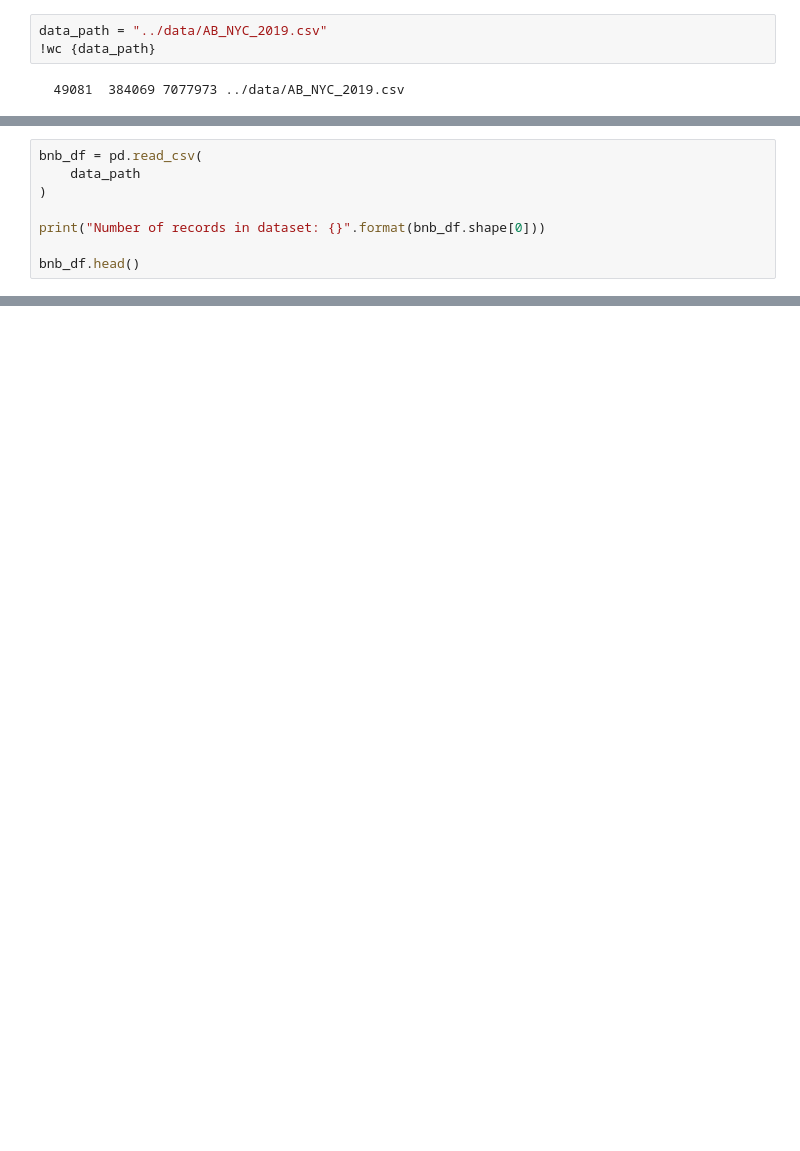
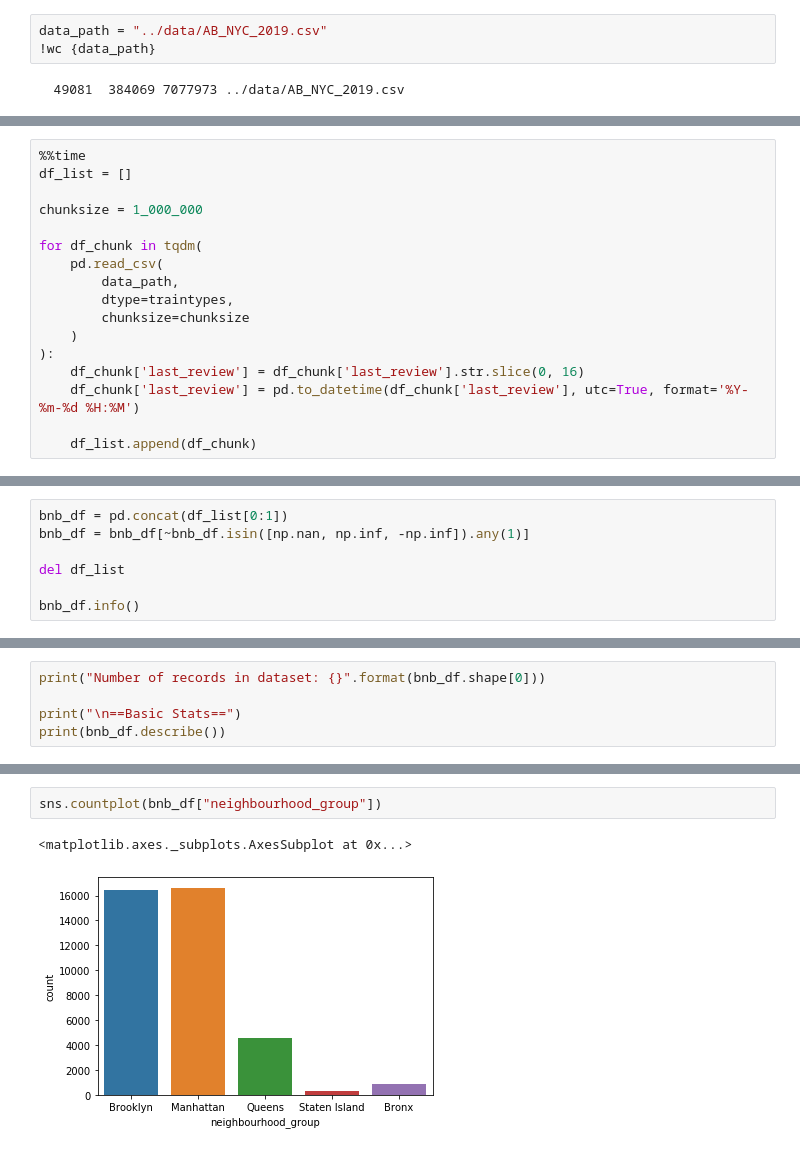
Before and after one commit to mickey-is-codin/airbnb, a Jupyter notebook: notebooks/eda.ipynb, the cells around one changed output, grey strips where cells are left out. Cells and saved outputs as stored; diff of their text form; blank space fills up the shorter version.

Commit message:
Working on basic EDA. Haven't decided on a model to create or anything yet

```diff
--- a/notebooks/eda.ipynb
+++ b/notebooks/eda.ipynb
@@ -66,0 +72,17 @@ data_path = "../data/AB_NYC_2019.csv"
+# %%
+%%time
+df_list = []
+
+chunksize = 1_000_000
+
+for df_chunk in tqdm(
+    pd.read_csv(
+        data_path,
+        dtype=traintypes,
+        chunksize=chunksize
+    )
+):
+    df_chunk['last_review'] = df_chunk['last_review'].str.slice(0, 16)
+    df_chunk['last_review'] = pd.to_datetime(df_chunk['last_review'], utc=True, format='%Y-%m-%d %H:%M')
+
+    df_list.append(df_chunk)
@@ -66,0 +92,7 @@ data_path = "../data/AB_NYC_2019.csv"
+# %%
+bnb_df = pd.concat(df_list[0:1])
+bnb_df = bnb_df[~bnb_df.isin([np.nan, np.inf, -np.inf]).any(1)]
+
+del df_list
+
+bnb_df.info()
@@ -67,9 +117,6 @@ data_path = "../data/AB_NYC_2019.csv"
 # %%
-bnb_df = pd.read_csv(
-    data_path
-)
-
 print("Number of records in dataset: {}".format(bnb_df.shape[0]))
 
-bnb_df.head()
+print("\n==Basic Stats==")
+print(bnb_df.describe())
 # %% [output]
@@ -82,0 +140,5 @@ Number of records in dataset: 48895
+# %%
+sns.countplot(bnb_df["neighbourhood_group"])
+# %% [output]
+<matplotlib.axes._subplots.AxesSubplot at 0x...>
+[figure, added]
```
Also changed, not shown: parts of 12 cells of this notebook.
